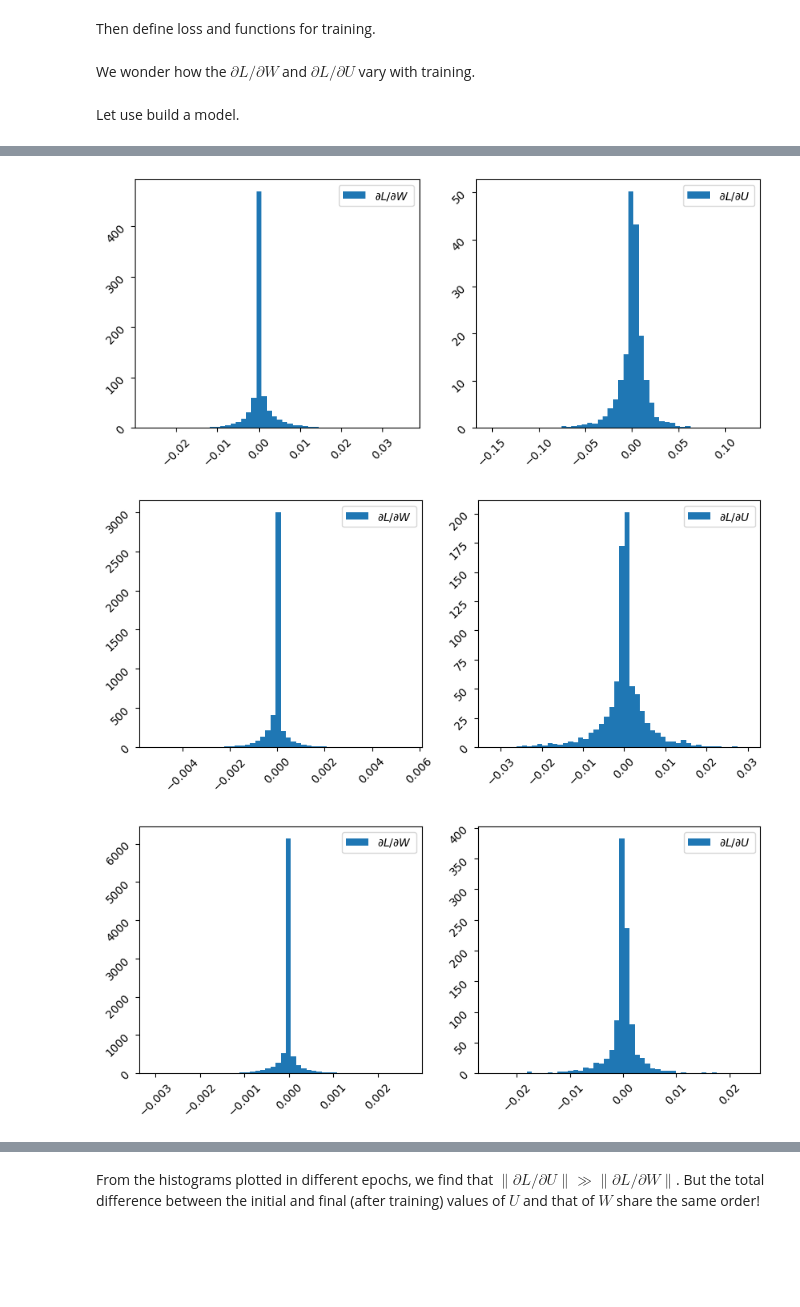
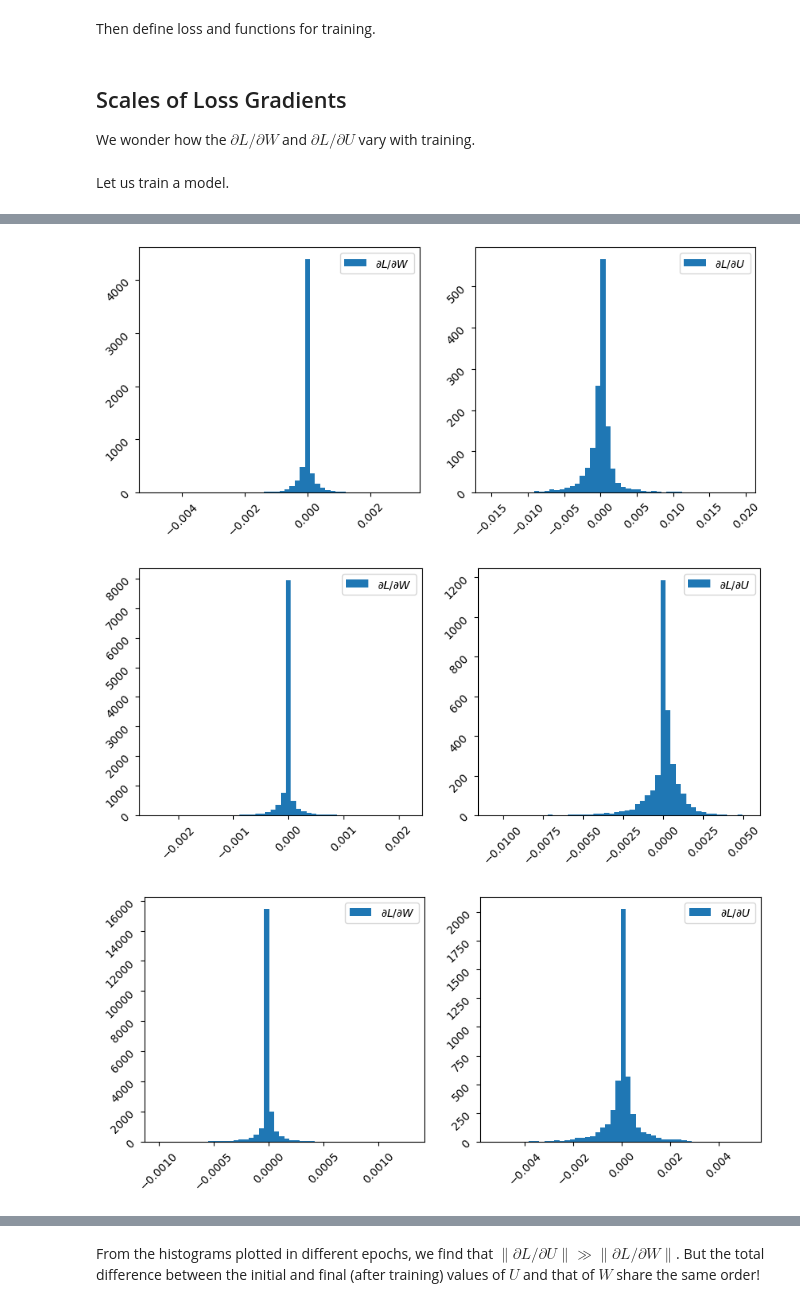
Before and after one commit to shuiruge/neural-network-notes, a Jupyter notebook: optimization.ipynb, the cells around one changed output, grey strips where cells are left out. Cells and saved outputs as stored; diff of their text form; code cells hidden in the pictures; blank space fills up the shorter version.

```diff
--- a/optimization.ipynb
+++ b/optimization.ipynb
@@ -117,3 +44,16 @@ class RMSProp(tf.Module):
+# %%
+def build_model(hidden_dim):
+    model = tf.keras.Sequential([
+        tf.keras.layers.Flatten(),
+        tf.keras.layers.Dense(hidden_dim, 'relu'),
+        tf.keras.layers.Dense(10),
+    ])
+
+    # Build the model
+    x_batch = tf.random.uniform([128, 28, 28, 1])
+    _ = model(x_batch)
+
+    return model
 # %% [markdown]
 Then define loss and functions for training.
 # %%
@@ -134,9 +74,11 @@ def get_loss_and_grads(model, x_batch, y_batch):
 
 def train_step(model, optimizer, x_batch, y_batch):
     loss_batch, grads = get_loss_and_grads(model, x_batch, y_batch)
-    optimizer.apply_gradients(grads, model.variables)
+    optimizer.apply_gradients(zip(grads, model.variables))
     return loss_batch
 # %% [markdown]
+## Scales of Loss Gradients
+
 We wonder how the $\partial L / \partial W$ and $\partial L / \partial U$ vary with training.
 # %%
 def loss_weight_grad_histogram(model, x_batch, y_batch):
@@ -154,4 +96,4 @@ def loss_weight_grad_histogram(model, x_batch, y_batch):
     axs[1].tick_params(rotation=45)
     return fig
 # %% [markdown]
-Let use build a model.
+Let us train a model.
@@ -165,10 +100,10 @@ _ = model(x_batch)
 # %%
-optimizer = Optimizer(rms=0.9)
-# optimizer = RMSProp(rms=0.9)  # as a comparison.
+model = build_model(hidden_dim=512)
+optimizer = tf.keras.optimizers.RMSprop(rho=0.9)
 
 # Initializations.
 loss_values = []
-hist_figs = [loss_weight_grad_histogram(model, x_batch, y_batch)]
+histograms = []
 init_vars = [var.numpy() for var in model.variables]
 
 # Training process.
@@ -181,12 +116,8 @@ for epoch in range(5):
             break
         loss_batch = train_step(model, optimizer, x_batch, y_batch)
         loss_values.append(loss_batch.numpy())
-    hist_figs.append(loss_weight_grad_histogram(model, x_batch, y_batch))
+    histograms.append(loss_weight_grad_histogram(model, x_batch, y_batch))
     print(f'epoch = {epoch}, loss = {loss_batch.numpy()}')
 
-print(f'Final loss = {np.mean(loss_values[-100:])}')
-
-plt.plot(loss_values)
-plt.title('Training loss.')
-plt.show()
+print(f'Final loss = {np.mean(loss_values[-200:])}')
 # %% [output]
@@ -199,3 +130,3 @@ Final loss = 0.057188164442777634
-[figure, old version]
+[figure, new version]
-[figure, old version]
+[figure, new version]
-[figure, old version]
+[figure, new version]
```
Also changed, not shown: parts of 20 cells of this notebook.
